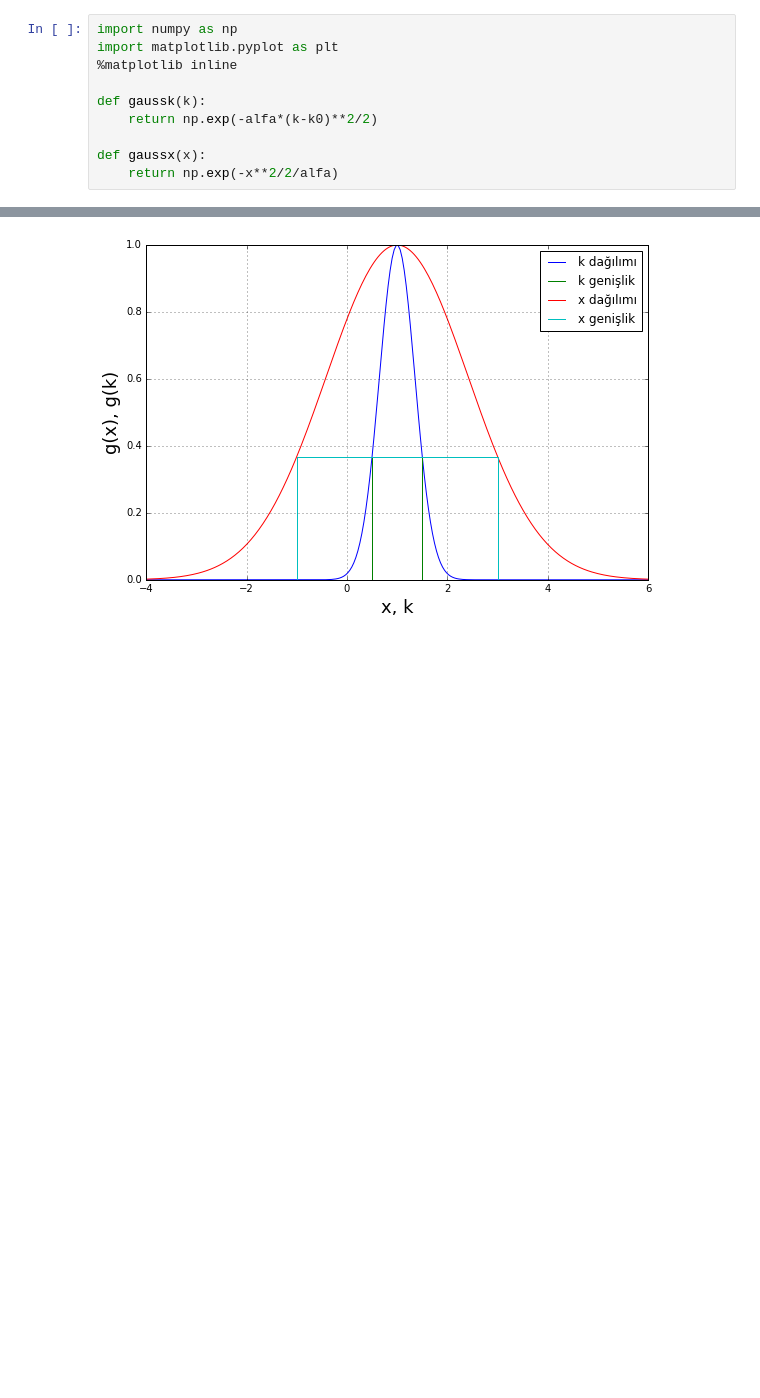
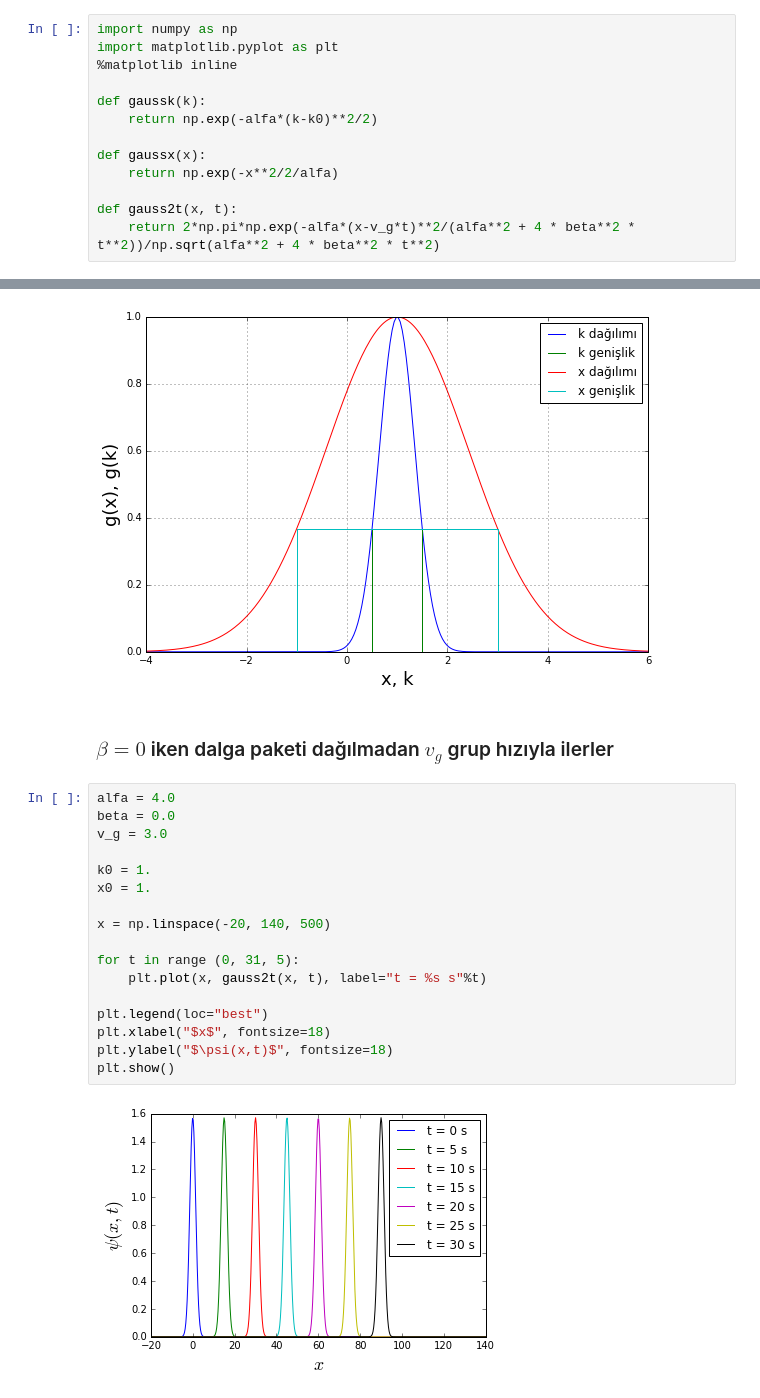
Before and after one commit to mkarakoc/Kuantum_Fizigi, a Jupyter notebook: programlar/Gaussian_Distribution.ipynb, the cells around one changed output, grey strips where cells are left out. Saved outputs shown, nothing was run; the diff lists cells and outputs as text; blank space fills up the shorter version.

```diff
--- a/programlar/Gaussian_Distribution.ipynb
+++ b/programlar/Gaussian_Distribution.ipynb
@@ -8,6 +8,9 @@ def gaussk(k):
 
 def gaussx(x):
     return np.exp(-x**2/2/alfa)
+
+def gauss2t(x, t):
+    return 2*np.pi*np.exp(-alfa*(x-v_g*t)**2/(alfa**2 + 4 * beta**2 * t**2))/np.sqrt(alfa**2 + 4 * beta**2 * t**2)
 # %%
 alfa = 4.
 k0 = 1.
@@ -40,3 +43,24 @@ plt.legend(loc="best")
 plt.show()
 # %% [output]
 [figure]
+# %% [markdown]
+### $\beta = 0$ iken dalga paketi dağılmadan $v_g$ grup hızıyla ilerler
+# %%
+alfa = 4.0
+beta = 0.0
+v_g = 3.0
+
+k0 = 1.
+x0 = 1.
+
+x = np.linspace(-20, 140, 500)
+
+for t in range (0, 31, 5):
+    plt.plot(x, gauss2t(x, t), label="t = %s s"%t)
+
+plt.legend(loc="best")
+plt.xlabel("$x$", fontsize=18)
+plt.ylabel("$\psi(x,t)$", fontsize=18)
+plt.show()
+# %% [output]
+[figure, added]
```
Also changed, not shown: parts of 2 cells of this notebook, 2 other files.
